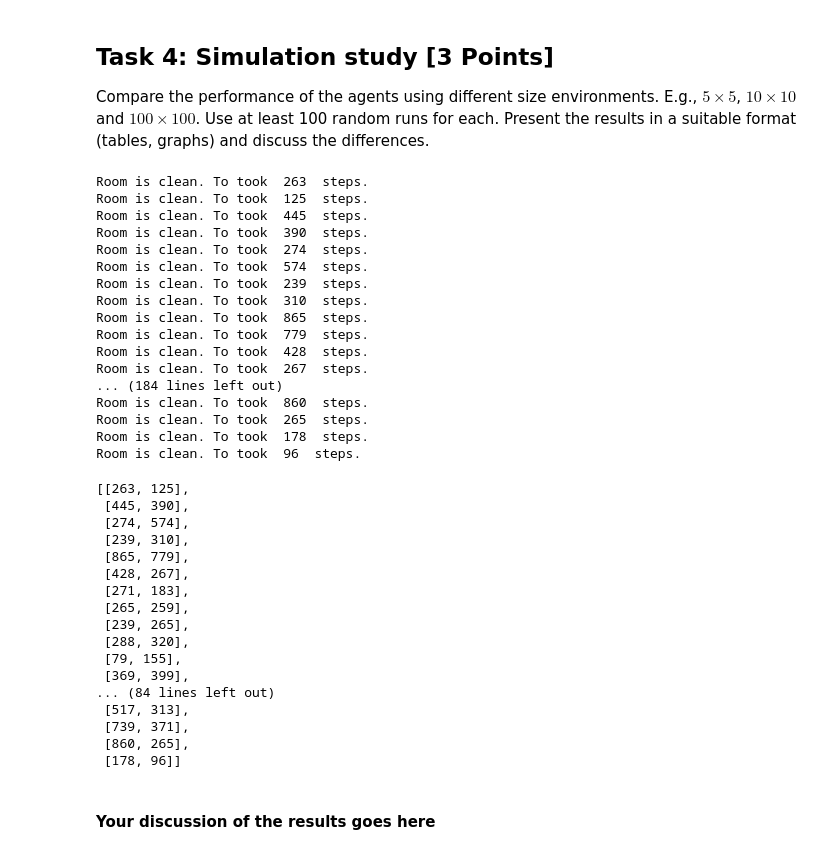
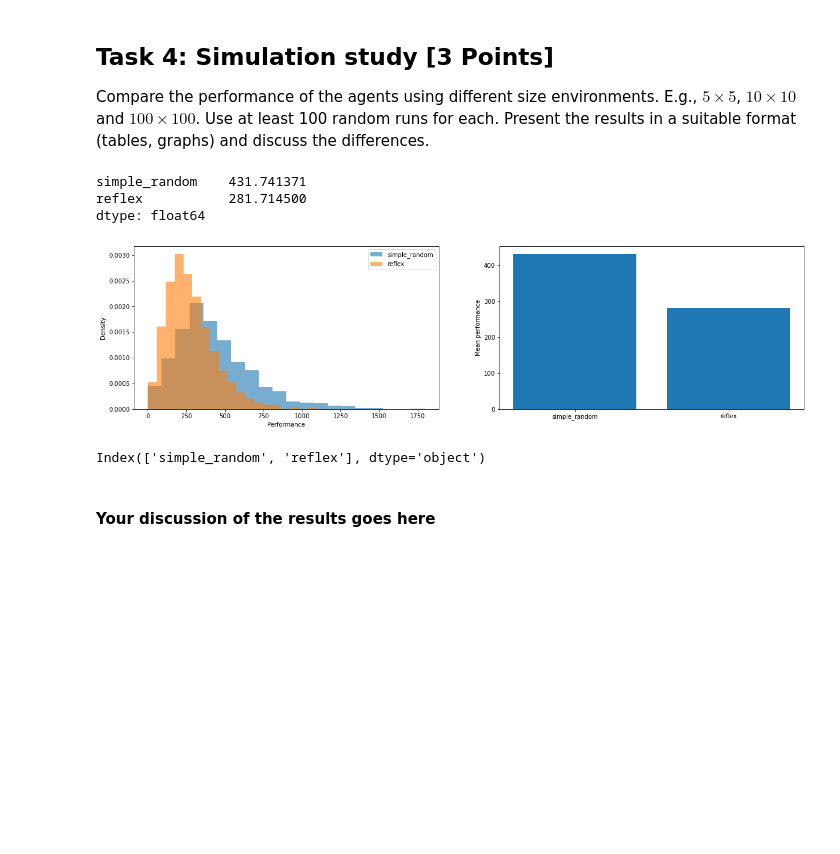
Before and after one commit to nlarsensmu/CS7320-AI, a Jupyter notebook: Agents/simple_randomized_agent.ipynb, the cells around one changed output. Cells and saved outputs as stored; diff of their text form; code cells hidden in the pictures; blank space fills up the shorter version.

Commit message:
Add start of next agent and graphs.

```diff
--- a/Agents/simple_randomized_agent.ipynb
+++ b/Agents/simple_randomized_agent.ipynb
@@ -183,15 +183,12 @@ def vacuum_environment(agent, max_steps, verbose = True, num_rows = 5, num_cols
             print('step ', steps, ' - ', 'action: ', action, 'current pos: (', agent_row, ', ', agent_col, ')')
 
         if is_room_clean(room):
-            print('Room is clean. To took ', steps, ' steps.')
+            if(verbose): print('Room is clean. To took ', steps, ' steps.')
             if verbose:
                 print('Room:')
                 for i in range(0, len(room)):
                     print(room[i])
             return steps
 
-    for i in range(0, len(room)):
-        print(room[i])
-
 vacuum_environment(simple_randomized_agent, 2000, verbose = False)
 # %% [output]
@@ -247,6 +250,11 @@ Compare the performance of the agents using different size environments. E.g., $
 $100 \times 100$. Use at least 100 random runs for each. Present the results in a suitable format (tables, graphs) and discuss the differences.
 # %%
 # Your code goes here
+import pandas as pd
+import matplotlib.pyplot as plt
+import seaborn as sns
+import numpy as np
+
 def simulate_cleaning_room(runs, num_rows, num_cols):
     performance = []
     for i in range(0, runs):
@@ -257,45 +265,39 @@ def simulate_cleaning_room(runs, num_rows, num_cols):
         run.append(steps)
         performance.append(run)
 
-    return performance
+    df = pd.DataFrame(performance, columns = ['simple_random', 'reflex'])
+    return df
 #########################################################
-
-simulate_cleaning_room(100, 5, 5)
+N = 2000
+df = simulate_cleaning_room(2000, 5, 5)
-# %% [output]
-Room is clean. To took  263  steps.
-Room is clean. To took  125  steps.
-Room is clean. To took  445  steps.
-Room is clean. To took  390  steps.
-Room is clean. To took  274  steps.
-Room is clean. To took  574  steps.
-Room is clean. To took  239  steps.
-Room is clean. To took  310  steps.
-Room is clean. To took  865  steps.
-Room is clean. To took  779  steps.
-Room is clean. To took  428  steps.
-Room is clean. To took  267  steps.
-... (184 lines left out)
-Room is clean. To took  860  steps.
-Room is clean. To took  265  steps.
-Room is clean. To took  178  steps.
-Room is clean. To took  96  steps.
-[[263, 125],
- [445, 390],
- [274, 574],
- [239, 310],
- [865, 779],
- [428, 267],
- [271, 183],
- [265, 259],
- [239, 265],
- [288, 320],
- [79, 155],
- [369, 399],
-... (84 lines left out)
- [517, 313],
- [739, 371],
- [860, 265],
- [178, 96]]
+# %%
+df.mean()
+# %% [output]
+simple_random    431.741371
+reflex           281.714500
+dtype: float64
+# %%
+fig = plt.figure(figsize=(20,5))
+
+plt.subplot(1,2,1)
+plt.hist(df["simple_random"], bins = 20, alpha = .6, density=True)
+plt.hist(df["reflex"], bins = 20, alpha = .6, density=True)
+plt.xlabel("Performance")
+plt.ylabel("Density")
+plt.legend(labels = ["simple_random", "reflex"])
+
+plt.subplot(1,2,2)
+
+plt.bar(x=df.keys(), height=df.mean().values)
+plt.ylabel("Mean performance")
+
+plt.show()
+# %% [output]
+[figure, added]
+# %%
+df.keys()
+# %% [output]
+Index(['simple_random', 'reflex'], dtype='object')
 # %% [markdown]
 #### Your discussion of the results goes here
 # %% [markdown]
```
Also changed, not shown: parts of 7 cells of this notebook.
